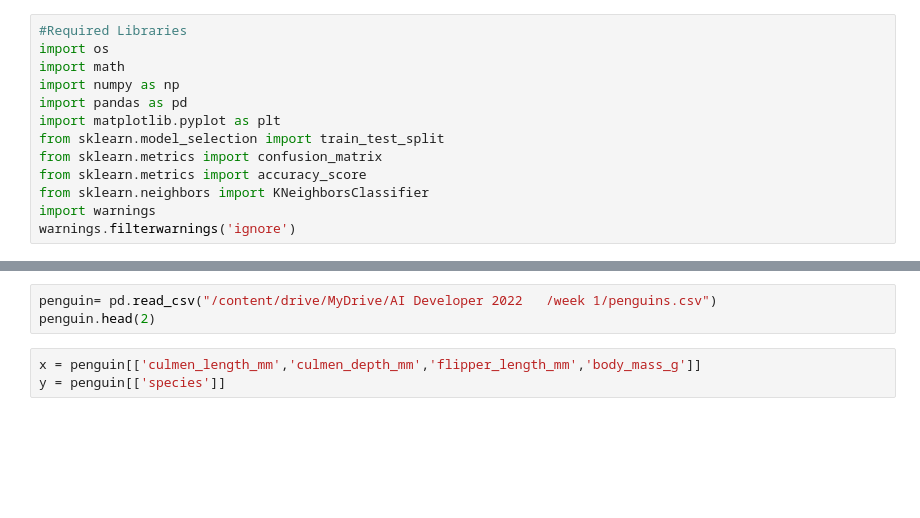
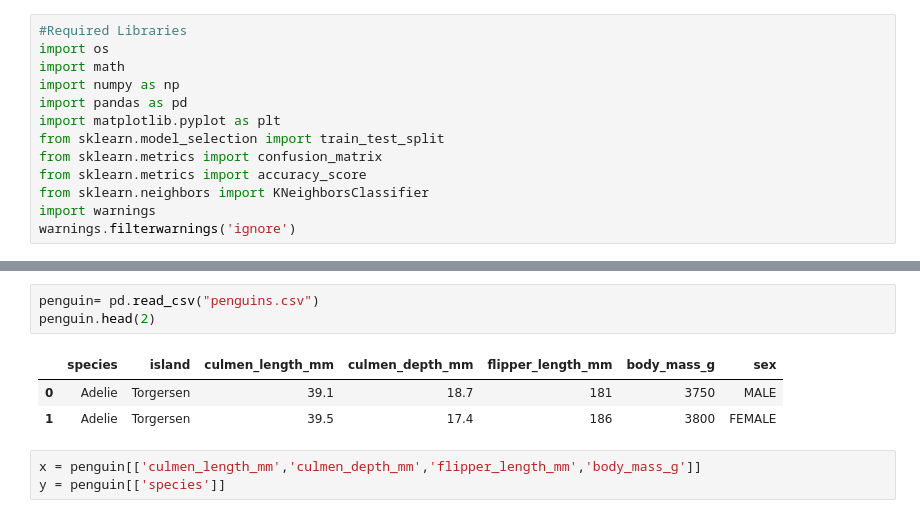
Before and after one commit to thq1995/AI_Learning, a Jupyter notebook: KNN/KNN_Classification_Demo.ipynb, the cells around one changed output, grey strips where cells are left out. Drawn from its saved outputs; the diff is of its cells as text; blank space fills up the shorter version.

```diff
--- a/KNN/KNN_Classification_Demo.ipynb
+++ b/KNN/KNN_Classification_Demo.ipynb
@@ -344,6 +390,10 @@ warnings.filterwarnings('ignore')
 # %%
-penguin= pd.read_csv("/content/drive/MyDrive/AI Developer 2022   /week 1/penguins.csv")
+penguin= pd.read_csv("penguins.csv")
 penguin.head(2)
+# %% [output]
+|  | species | island | culmen_length_mm | culmen_depth_mm | flipper_length_mm | body_mass_g | sex |
+| 0 | Adelie | Torgersen | 39.1 | 18.7 | 181 | 3750 | MALE |
+| 1 | Adelie | Torgersen | 39.5 | 17.4 | 186 | 3800 | FEMALE |
 # %%
 x = penguin[['culmen_length_mm','culmen_depth_mm','flipper_length_mm','body_mass_g']]
 y = penguin[['species']]
```
Also changed, not shown: parts of 16 cells of this notebook.
